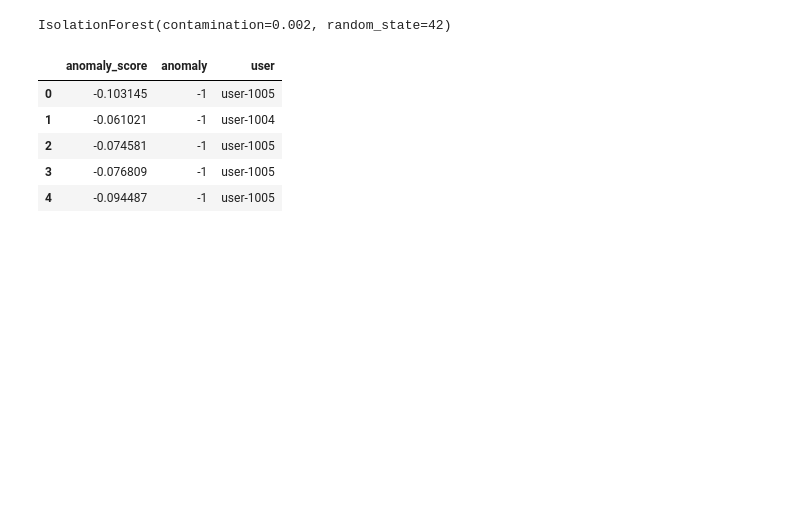
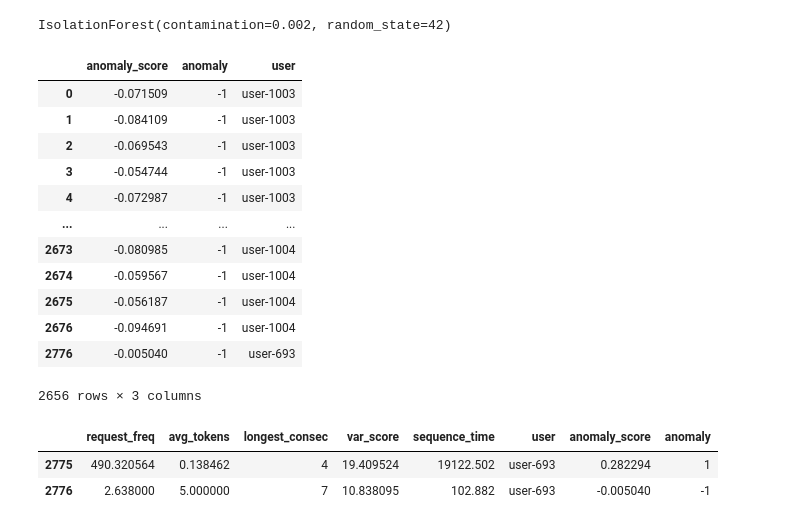
Before and after one commit to Request-analysis-ML/request-analyzer-model, a Jupyter notebook: isolation_forest.ipynb, the cells around one changed output. Saved outputs shown, nothing was run; the diff lists cells and outputs as text; code cells hidden in the pictures; blank space fills up the shorter version.

```diff
--- a/isolation_forest.ipynb
+++ b/isolation_forest.ipynb
@@ -3,29 +3,46 @@ import pandas as pd
 from sklearn.ensemble import IsolationForest
 import seaborn as sns
 # %%
-df_anomaly = pd.read_csv('csv_files/train.csv')
+df_anomaly_train = pd.read_csv('csv_files/train.csv')
+df_anomaly_test = pd.read_csv('csv_files/test.csv')
 
 anomaly_inputs = ['request_freq', 'avg_tokens', 'longest_consec', 'var_score']
 
 model_if = IsolationForest(contamination=0.002, random_state=42)
-model_if.fit(df_anomaly[anomaly_inputs])
+model_if.fit(df_anomaly_train[anomaly_inputs])
 # %% [output]
 IsolationForest(contamination=0.002, random_state=42)
 # %%
-df_anomaly['anomaly_score'] = model_if.decision_function(df_anomaly[anomaly_inputs])
-df_anomaly['anomaly'] = model_if.predict(df_anomaly[anomaly_inputs])
+df_anomaly_test['anomaly_score'] = model_if.decision_function(df_anomaly_test[anomaly_inputs])
+df_anomaly_test['anomaly'] = model_if.predict(df_anomaly_test[anomaly_inputs])
 
 #This dataframe will only include anomaly score and anomaly label
-df_anomaly_score = df_anomaly.loc[:,['anomaly_score', 'anomaly']]
-df_anomaly_score['user'] = df_anomaly['user']
-df_anomaly_score.loc[df_anomaly_score['anomaly']==-1]
+df_anomaly_score = df_anomaly_test.loc[:,['anomaly_score', 'anomaly']]
+df_anomaly_score['user'] = df_anomaly_test['user']
+df_a = df_anomaly_score.loc[df_anomaly_score['anomaly']==-1]
+df_a
 # %% [output]
 |  | anomaly_score | anomaly | user |
-| 0 | -0.103145 | -1 | user-1005 |
-| 1 | -0.061021 | -1 | user-1004 |
-| 2 | -0.074581 | -1 | user-1005 |
-| 3 | -0.076809 | -1 | user-1005 |
-| 4 | -0.094487 | -1 | user-1005 |
+| 0 | -0.071509 | -1 | user-1003 |
+| 1 | -0.084109 | -1 | user-1003 |
+| 2 | -0.069543 | -1 | user-1003 |
+| 3 | -0.054744 | -1 | user-1003 |
+| 4 | -0.072987 | -1 | user-1003 |
+| ... | ... | ... | ... |
+| 2673 | -0.080985 | -1 | user-1004 |
+| 2674 | -0.059567 | -1 | user-1004 |
+| 2675 | -0.056187 | -1 | user-1004 |
+| 2676 | -0.094691 | -1 | user-1004 |
+| 2776 | -0.005040 | -1 | user-693 |
+2656 rows × 3 columns
+# %%
+#To check which users thar are flagged as anomalies
+print(set(df_a['user'].to_list()))
+print(df_anomaly_test.loc[df_anomaly_test['user']== ' user-693'])
+# %% [output]
+|  | request_freq | avg_tokens | longest_consec | var_score | sequence_time | user | anomaly_score | anomaly |
+| 2775 | 490.320564 | 0.138462 | 4 | 19.409524 | 19122.502 | user-693 | 0.282294 | 1 |
+| 2776 | 2.638000 | 5.000000 | 7 | 10.838095 | 102.882 | user-693 | -0.005040 | -1 |
 # %%
 #Plots showcasing the outliers detected by isolation forest
 palette = ['#ff7f0e', '#1f77b4']
```
Also changed, not shown: parts of 1 cell of this notebook.
